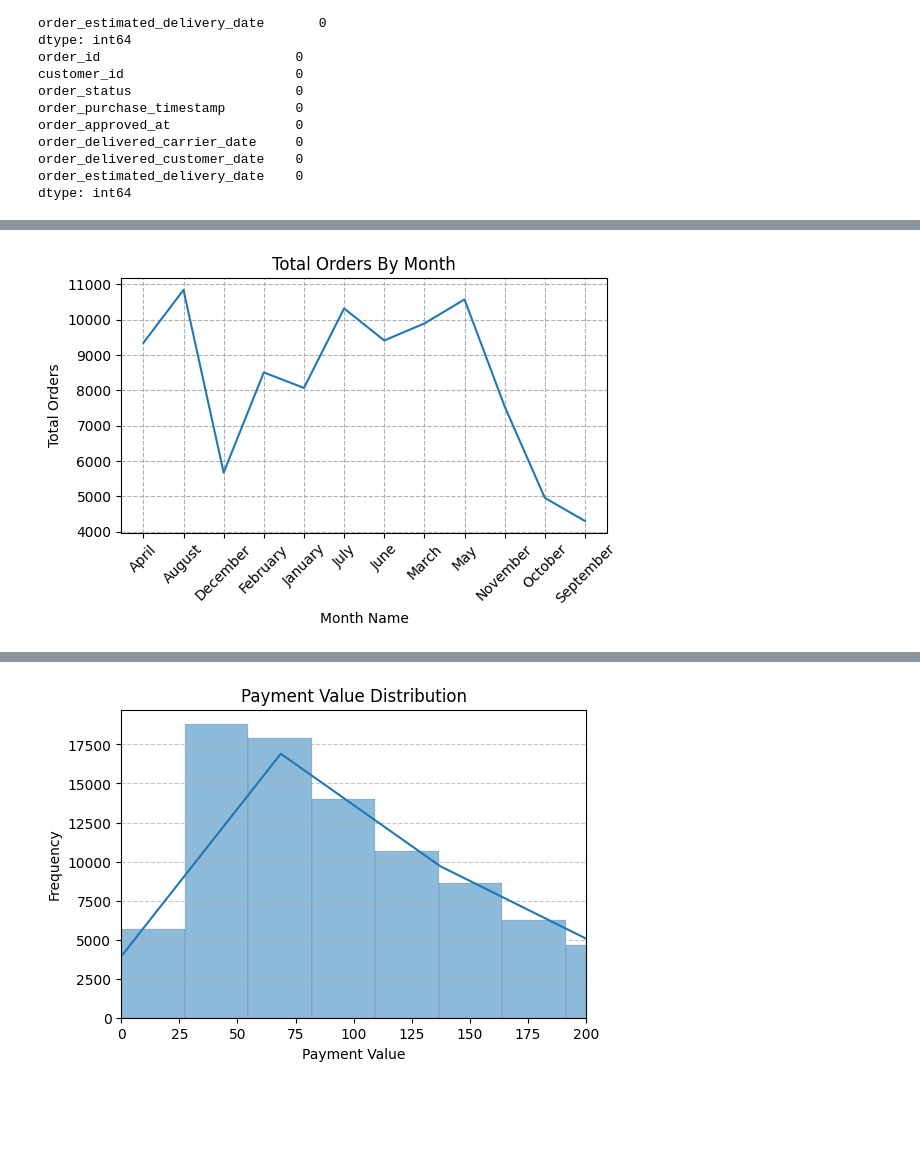
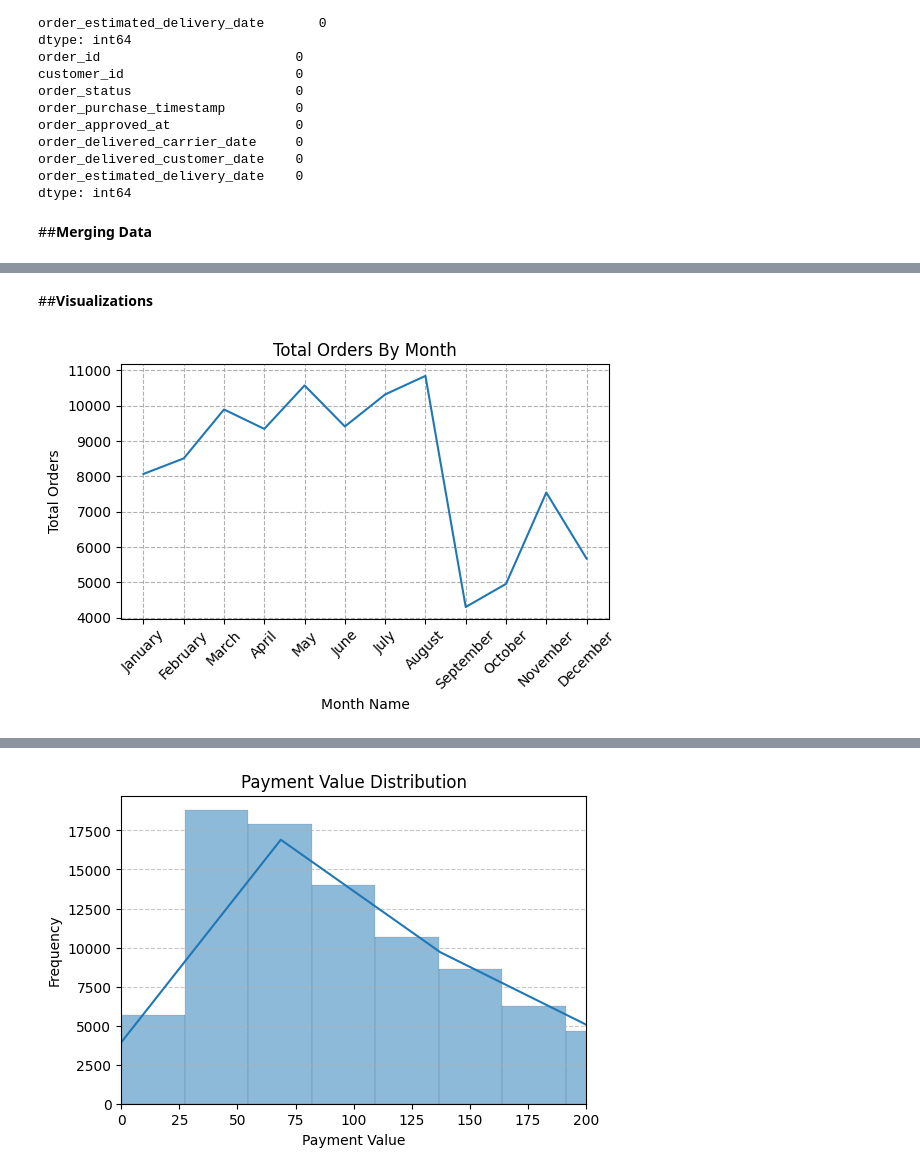
Before and after one commit to iamharish22/ecommerce-data-analysis-project, a Jupyter notebook: python/ecommerce_anaylsis.ipynb, the cells around one changed output, grey strips where cells are left out. Saved outputs shown, nothing was run; the diff lists cells and outputs as text; code cells hidden in the pictures; blank space fills up the shorter version.

```diff
--- a/python/ecommerce_anaylsis.ipynb
+++ b/python/ecommerce_anaylsis.ipynb
@@ -26,13 +42,13 @@ import seaborn as sns
 # %%
-# dataset loading
-df_customer = pd.read_csv("C:/Users/OM/Downloads/analyst_project/dataset/olist_customers_dataset.csv")
-df_geolocation = pd.read_csv("C:/Users/OM/Downloads/analyst_project/dataset/olist_geolocation_dataset.csv")
-df_orderitems = pd.read_csv("C:/Users/OM/Downloads/analyst_project/dataset/olist_order_items_dataset.csv")
-df_orderspayments = pd.read_csv("C:/Users/OM/Downloads/analyst_project/dataset/olist_order_payments_dataset.csv")
-df_order_reviews = pd.read_csv("C:/Users/OM/Downloads/analyst_project/dataset/olist_order_reviews_dataset.csv")
-df_orders = pd.read_csv("C:/Users/OM/Downloads/analyst_project/dataset/olist_orders_dataset.csv")
-df_products = pd.read_csv("C:/Users/OM/Downloads/analyst_project/dataset/olist_products_dataset.csv")
-df_sellers = pd.read_csv("C:/Users/OM/Downloads/analyst_project/dataset/olist_sellers_dataset.csv")
+# dataset loading all tables
+customers = pd.read_csv("/content/drive/MyDrive/Ecommerce_project/dataset/olist_customers_dataset.csv")
+geolocations = pd.read_csv("/content/drive/MyDrive/Ecommerce_project/dataset/olist_geolocation_dataset.csv")
+order_items = pd.read_csv("/content/drive/MyDrive/Ecommerce_project/dataset/olist_order_items_dataset.csv")
+order_payments = pd.read_csv("/content/drive/MyDrive/Ecommerce_project/dataset/olist_order_payments_dataset.csv")
+order_reviews = pd.read_csv("/content/drive/MyDrive/Ecommerce_project/dataset/olist_order_reviews_dataset.csv")
+orders = pd.read_csv("/content/drive/MyDrive/Ecommerce_project/dataset/olist_orders_dataset.csv")
+products = pd.read_csv("/content/drive/MyDrive/Ecommerce_project/dataset/olist_products_dataset.csv")
+sellers = pd.read_csv("/content/drive/MyDrive/Ecommerce_project/dataset/olist_sellers_dataset.csv")
 # %%
 # Exploring customer dataset
 print("TABLE")
@@ -141,11 +157,11 @@ memory usage: 6.1+ MB
 None
 # %%
 # checking any column contains null values
-print(df_orders.isnull().sum())
+print(orders.isnull().sum())
 # orders dataset contains some null values as they are time series data we can fill them using forward or backword fill
-df_orders = df_orders.ffill()
+orders = orders.ffill()
 # succesfully handalled missing values
-print(df_orders.isnull().sum())
+print(orders.isnull().sum())
 # %% [output]
 order_id                            0
 customer_id                         0
@@ -165,6 +181,8 @@ order_delivered_carrier_date     0
 order_delivered_customer_date    0
 order_estimated_delivery_date    0
 dtype: int64
+# %% [markdown]
+##**Merging Data**
 # %%
 # merge tables
 # four tables are orders,customers,payments and order items so we need to merge order and customers and payment and orders
@@ -182,20 +200,33 @@ df_or_pay.head(2)
 |  | order_id | customer_id | order_status | order_purchase_timestamp | order_approved_at | order_delivered_carrier_date | ... |
 | 0 | e481f51cbdc54678b7cc49136f2d6af7 | 9ef432eb6251297304e76186b10a928d | delivered | 2017-10-02 10:56:33 | 2017-10-02 11:07:15 | 2017-10-04 19:55:00 | ... |
 | 1 | e481f51cbdc54678b7cc49136f2d6af7 | 9ef432eb6251297304e76186b10a928d | delivered | 2017-10-02 10:56:33 | 2017-10-02 11:07:15 | 2017-10-04 19:55:00 | ... |
+# %% [markdown]
+##**Visualizations**
 # %%
 # Monthly order trend
+# Prepare Data
 # convert column to datetime
-df_orders["order_purchase_timestamp"] = pd.to_datetime(df_orders["order_purchase_timestamp"])
-data = df_orders.groupby(df_orders["order_purchase_timestamp"].dt.month_name())["order_id"].count()
+orders["order_purchase_timestamp"] = pd.to_datetime(orders["order_purchase_timestamp"])
+# Create Months Name
+orders["Month"] = orders["order_purchase_timestamp"].dt.month_name()
+# Set Correct Month Order
+month_order = ['January', 'February', 'March', 'April', 'May', 'June',
+               'July', 'August', 'September', 'October', 'November', 'December']
+orders["Month"] = pd.Categorical(
+    orders["Month"],
+    categories=month_order,
+    ordered=True
+)
+data = orders.groupby("Month")["order_id"].count()
 # draw line plot
 data.plot(kind = "line",figsize = (6,4))
 # show all month names
 plt.xticks(ticks=range(len(data.index)), labels=data.index, rotation=45)
 plt.grid(linestyle = "--")
 plt.xlabel("Month Name")
 plt.ylabel("Total Orders")
 plt.title("Total Orders By Month")
 plt.tight_layout()
 plt.show()
 # %% [output]
-[figure, old version]
+[figure, new version]
```
Also changed, not shown: parts of 22 cells of this notebook.
